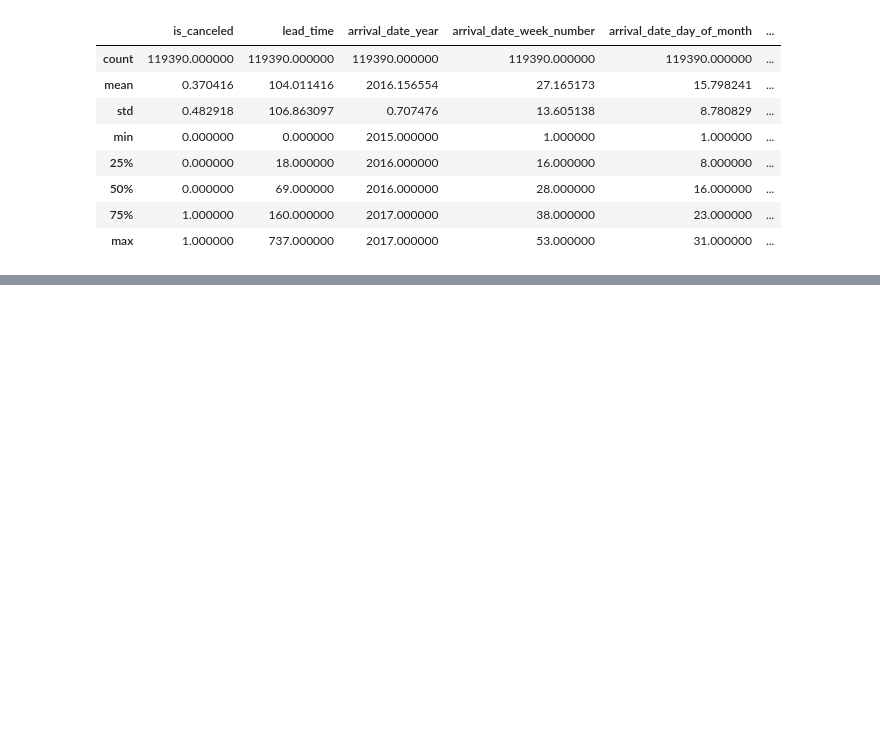
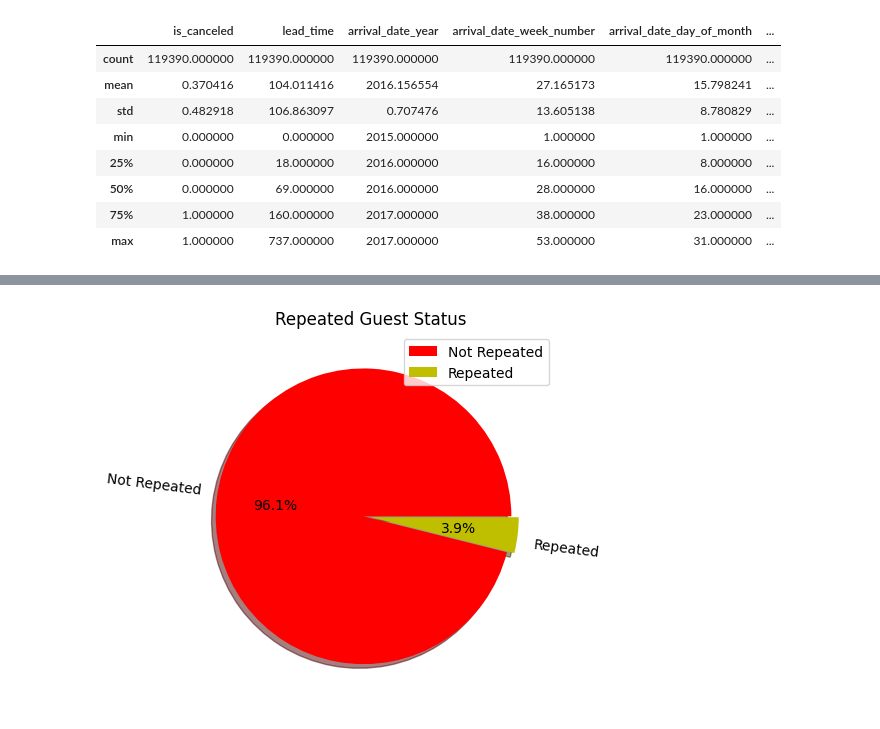
Before and after one commit to dil150898/Airbnb-EDA, a Jupyter notebook: Hotel_Booking_Analysis_Capstone_Project.ipynb, the cells around one changed output, grey strips where cells are left out. Saved outputs shown, nothing was run; the diff lists cells and outputs as text; code cells hidden in the pictures; blank space fills up the shorter version.

```diff
--- a/Hotel_Booking_Analysis_Capstone_Project.ipynb
+++ b/Hotel_Booking_Analysis_Capstone_Project.ipynb
@@ -149,0 +251,10 @@ array(['Transient', 'Contract', 'Transient-Party', 'Group'], dtype=object)
+# %%
+df['is_repeated_guest'] = df['is_repeated_guest'].replace([0 , 1] , ['Not Repeated' , 'Repeated'])
+guest_status = df.is_repeated_guest.value_counts().reset_index()
+guest_status.rename(columns = {"index" : "status" , "is_repeated_guest" : "count"} , inplace = True)
+plt.pie(guest_status["count"] ,explode = explode , labels = guest_status['status'] , colors = ['r' , 'y'] , shadow = True , rotatelabels = True , autopct = '%0.1f%%')
+plt.title('Repeated Guest Status')
+plt.legend(loc = 1)
+plt.show()
+# %% [output]
+[figure, added]
```
Also changed, not shown: parts of 31 cells of this notebook.
